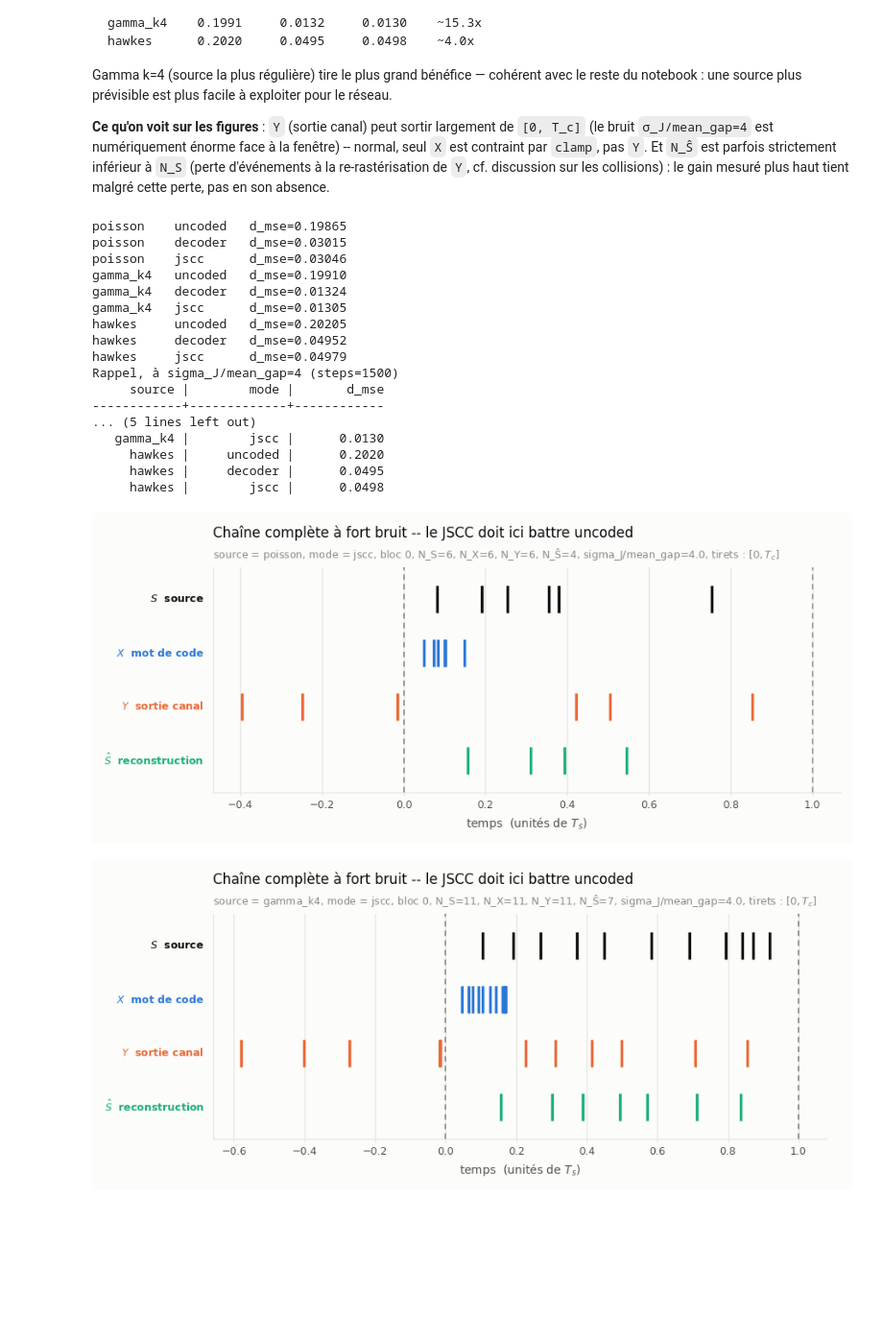
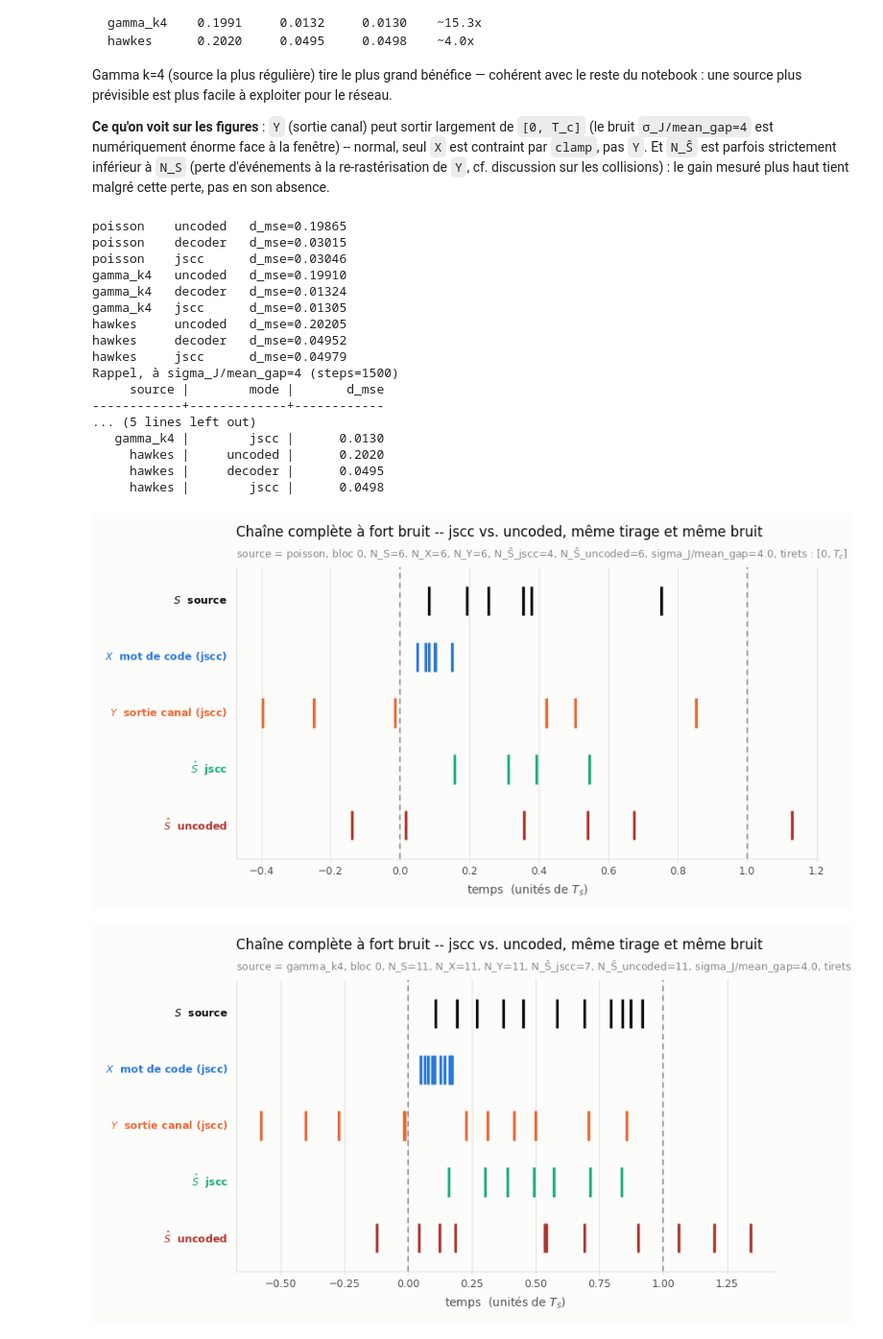
Before and after one commit to marcolegigabro/SNN-encoders, a Jupyter notebook: task1-compression-with-channel/hawkes_jscc.ipynb, the cells around one changed output. Shown at 96% size. Drawn from its saved outputs; the diff is of its cells as text; code cells hidden in the pictures; blank space fills up the shorter version.

```diff
--- a/task1-compression-with-channel/hawkes_jscc.ipynb
+++ b/task1-compression-with-channel/hawkes_jscc.ipynb
@@ -2319,20 +2319,33 @@ class SystemDelta(nn.Module):
         return sum(p.numel() for p in self.parameters())
 
 
-def fig_realisation_generic(sampler, model, cfg: Config, title_prefix: str,
+C_BASELINE = "#b0342d"  # rouge sourd, pour bien distinguer "uncoded" du reste de la chaîne jscc
+
+
+def fig_realisation_generic(sampler, models_by_mode: dict, cfg: Config, title_prefix: str,
                              block: int = 0, seed: int = REALISATION_SEED):
+    """models_by_mode: dict {"jscc": ..., "uncoded": ...} -- même tirage source
+    ET même graine de bruit pour les deux, pour une comparaison directe et
+    équitable (X_jscc et X_uncoded ont la même forme, N_X=N_S garanti des
+    deux côtés, donc le même bruit Z s'applique élément par élément)."""
     rng = np.random.default_rng(seed)
-    gen = torch.Generator(device=DEVICE).manual_seed(seed)
     with torch.no_grad():
         r_source, _ = sampler(cfg, block + 1, rng)
-        out = model(r_source, gen=gen)
+        gen_jscc = torch.Generator(device=DEVICE).manual_seed(seed)
+        out = models_by_mode["jscc"](r_source, gen=gen_jscc)
+        gen_unc = torch.Generator(device=DEVICE).manual_seed(seed)
+        out_unc = models_by_mode["uncoded"](r_source, gen=gen_unc)
     S = out["t_true"][block][out["mask_true"][block]].numpy()
     X = out["X"][block][out["mask_x"][block]].numpy()
     Y = out["Y"][block][out["mask_x"][block]].numpy()
     H = out["S_hat"][block][out["mask_hat"][block]].numpy()
-    rows = [("$S$  source", S, INK), ("$X$  mot de code", X, C_UNCODED),
-            ("$Y$  sortie canal", Y, C_DECODER), ("$\\hat{S}$  reconstruction", H, C_JSCC)]
-    fig, ax = plt.subplots(figsize=(9.2, 4.0), facecolor=SURFACE)
+    H_unc = out_unc["S_hat"][block][out_unc["mask_hat"][block]].numpy()
+    rows = [("$S$  source", S, INK),
+            ("$X$  mot de code (jscc)", X, C_UNCODED),
+            ("$Y$  sortie canal (jscc)", Y, C_DECODER),
+            ("$\\hat{S}$  jscc", H, C_JSCC),
+            ("$\\hat{S}$  uncoded", H_unc, C_BASELINE)]
+    fig, ax = plt.subplots(figsize=(9.2, 4.8), facecolor=SURFACE)
     for k, (name, vals, colour) in enumerate(rows):
         y0 = len(rows) - 1 - k
         ax.eventplot([vals], colors=colour, lineoffsets=y0, linelengths=0.52,
@@ -2341,12 +2354,12 @@ def fig_realisation_generic(sampler, model, cfg: Config, title_prefix: str,
                 fontsize=9, fontweight="bold", ha="right", va="center")
     for xv in (0.0, cfg.Tc):
         ax.axvline(xv, color=MUTED, lw=1.2, ls=(0, (4, 3)), zorder=2)
-    sub = (f"source = {title_prefix}, mode = {model.mode}, bloc {block}, "
-           f"N_S={len(S)}, N_X={len(X)}, N_Y={len(Y)}, N_Ŝ={len(H)}, "
+    sub = (f"source = {title_prefix}, bloc {block}, "
+           f"N_S={len(S)}, N_X={len(X)}, N_Y={len(Y)}, N_Ŝ_jscc={len(H)}, N_Ŝ_uncoded={len(H_unc)}, "
            f"sigma_J/mean_gap={cfg.sigma_J/cfg.mean_gap:.1f}, tirets : $[0, T_c]$")
-    ax.set_ylim(-0.6, 3.6); ax.set_yticks([])
+    ax.set_ylim(-0.6, 4.6); ax.set_yticks([])
     style(ax, "temps  (unités de $T_s$)", "",
-          "Chaîne complète à fort bruit -- le JSCC doit ici battre uncoded", sub)
+          "Chaîne complète à fort bruit -- jscc vs. uncoded, même tirage et même bruit", sub)
     fig.tight_layout()
     return fig
 
@@ -2385,33 +2398,33 @@ for name, sampler in HIGHNOISE_SOURCES.items():
             r_eval, _ = sampler(HIGHNOISE_CFG, 2000, np.random.default_rng(999))
             gen_eval = torch.Generator(device=DEVICE).manual_seed(1000)
             out_eval = model(r_eval, gen=gen_eval)
             d_eval, _ = delta_distortion(out_eval)
         HIGHNOISE_MODELS[name][mode] = model
         HIGHNOISE_TABLE.append({"source": name, "mode": mode, "d_mse": float(d_eval)})
         print(f"{name:10s} {mode:8s}  d_mse={float(d_eval):.5f}")
 
 show_table(HIGHNOISE_TABLE, title=f"Rappel, à sigma_J/mean_gap={HIGHNOISE_RATIO:g} (steps={HIGHNOISE_STEPS})")
 
 for name, sampler in HIGHNOISE_SOURCES.items():
-    fig_realisation_generic(sampler, HIGHNOISE_MODELS[name]["jscc"], HIGHNOISE_CFG, title_prefix=name)
+    fig_realisation_generic(sampler, HIGHNOISE_MODELS[name], HIGHNOISE_CFG, title_prefix=name)
     plt.show()
 # %% [output]
 poisson    uncoded   d_mse=0.19865
 poisson    decoder   d_mse=0.03015
 poisson    jscc      d_mse=0.03046
 gamma_k4   uncoded   d_mse=0.19910
 gamma_k4   decoder   d_mse=0.01324
 gamma_k4   jscc      d_mse=0.01305
 hawkes     uncoded   d_mse=0.20205
 hawkes     decoder   d_mse=0.04952
 hawkes     jscc      d_mse=0.04979
 Rappel, à sigma_J/mean_gap=4 (steps=1500)
      source |        mode |       d_mse
 ------------+-------------+------------
 ... (5 lines left out)
    gamma_k4 |        jscc |      0.0130
      hawkes |     uncoded |      0.2020
      hawkes |     decoder |      0.0495
      hawkes |        jscc |      0.0498
-[figure, old version]
+[figure, new version]
-[figure, old version]
+[figure, new version]
```
Also changed, not shown: parts of 1 cell of this notebook.
